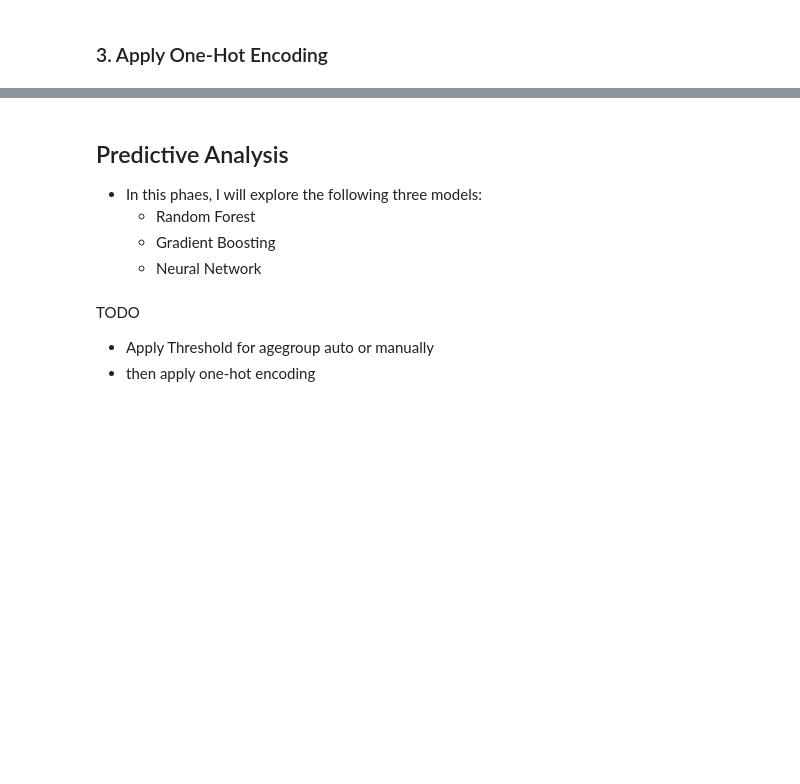
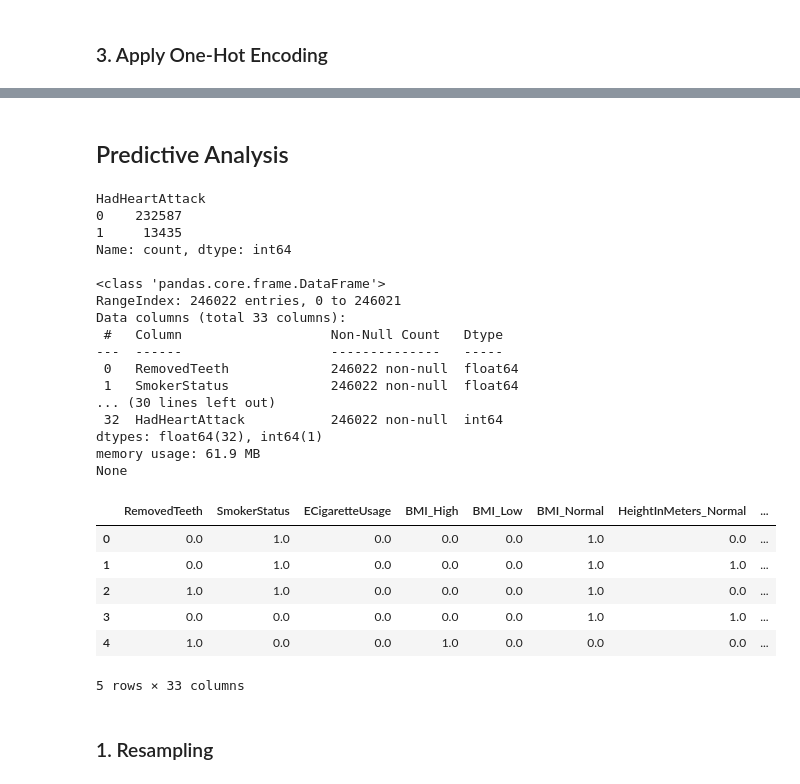
Before and after one commit to RanArino/Course_Projects, a Jupyter notebook: BDA700_HealthAnalytics/Assignment02/Reports.ipynb, the cells around one changed output, grey strips where cells are left out. Drawn from its saved outputs; the diff is of its cells as text; code cells hidden in the pictures; blank space fills up the shorter version.

Commit message:
complete resampling

```diff
--- a/BDA700_HealthAnalytics/Assignment02/Reports.ipynb
+++ b/BDA700_HealthAnalytics/Assignment02/Reports.ipynb
@@ -610,12 +651,36 @@ SleepHours_Long          0.013169
 dtype: float64
-# %% [markdown]
-## Predictive Analysis
-
-- In this phaes, I will explore the following three models:
-    - Random Forest
-    - Gradient Boosting
-    - Neural Network
-# %% [markdown]
-TODO
-- Apply Threshold for agegroup auto or manually
-- then apply one-hot encoding
+# %% [markdown]
+## Predictive Analysis
+# %%
+# check imbalanced target variable
+print(df_encoded['HadHeartAttack'].value_counts())
+print("")
+print(df_encoded.info())
+df_encoded.head()
+# %% [output]
+HadHeartAttack
+0    232587
+1     13435
+Name: count, dtype: int64
+
+<class 'pandas.core.frame.DataFrame'>
+RangeIndex: 246022 entries, 0 to 246021
+Data columns (total 33 columns):
+ #   Column                   Non-Null Count   Dtype
+---  ------                   --------------   -----
+ 0   RemovedTeeth             246022 non-null  float64
+ 1   SmokerStatus             246022 non-null  float64
+... (30 lines left out)
+ 32  HadHeartAttack           246022 non-null  int64
+dtypes: float64(32), int64(1)
+memory usage: 61.9 MB
+None
+|  | RemovedTeeth | SmokerStatus | ECigaretteUsage | BMI_High | BMI_Low | BMI_Normal | HeightInMeters_Normal | ... |
+| 0 | 0.0 | 1.0 | 0.0 | 0.0 | 0.0 | 1.0 | 0.0 | ... |
+| 1 | 0.0 | 1.0 | 0.0 | 0.0 | 0.0 | 1.0 | 1.0 | ... |
+| 2 | 1.0 | 1.0 | 0.0 | 0.0 | 0.0 | 1.0 | 0.0 | ... |
+| 3 | 0.0 | 0.0 | 0.0 | 0.0 | 0.0 | 1.0 | 1.0 | ... |
+| 4 | 1.0 | 0.0 | 0.0 | 1.0 | 0.0 | 0.0 | 0.0 | ... |
+5 rows × 33 columns
+# %% [markdown]
+### 1. Resampling
```
Also changed, not shown: parts of 12 cells of this notebook.
